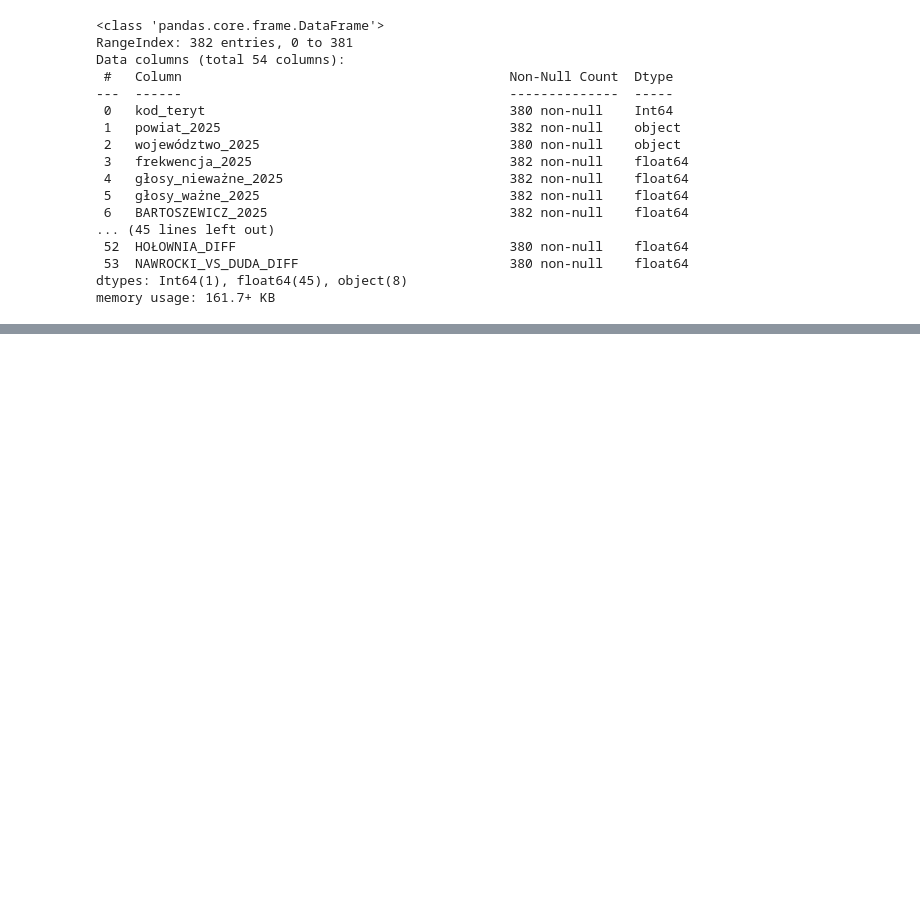
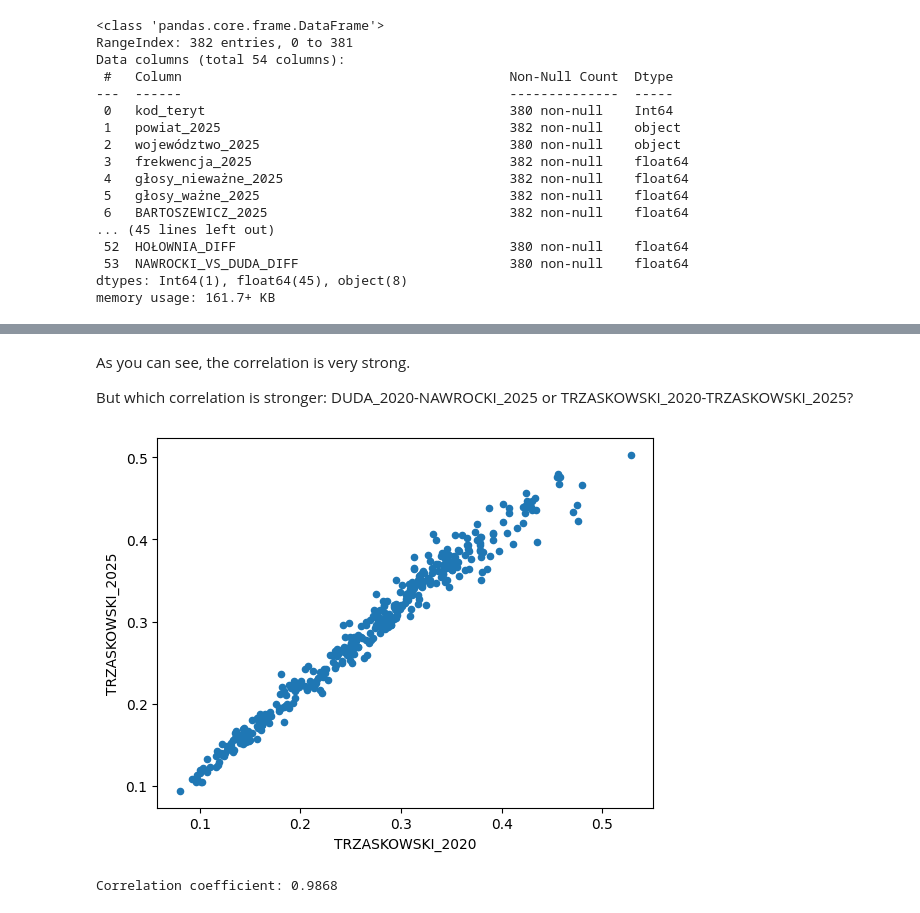
Before and after one commit to MarcinCzerkas/Project-Polish-Presidential-Election-2025, a Jupyter notebook: wybory.ipynb, the cells around one changed output, grey strips where cells are left out. Saved outputs shown, nothing was run; the diff lists cells and outputs as text; code cells hidden in the pictures; blank space fills up the shorter version.

```diff
--- a/wybory.ipynb
+++ b/wybory.ipynb
@@ -211,0 +197,16 @@ Współczynnik korelacji: 0.5823
+# %% [markdown]
+As you can see, the correlation is very strong.
+
+But which correlation is stronger: DUDA_2020-NAWROCKI_2025 or TRZASKOWSKI_2020-TRZASKOWSKI_2025?
+# %%
+x_axis = 'TRZASKOWSKI_2020'
+y_axis = 'TRZASKOWSKI_2025'
+
+dfmerged.plot(kind='scatter', x=x_axis, y=y_axis)
+plt.show()
+
+correlation = dfmerged[[x_axis, y_axis]].corr().iloc[0, 1]
+print(f"Correlation coefficient: {correlation:.4f}")
+# %% [output]
+[figure, added]
+Correlation coefficient: 0.9868
```
Also changed, not shown: parts of 32 cells of this notebook, 11 other files.
